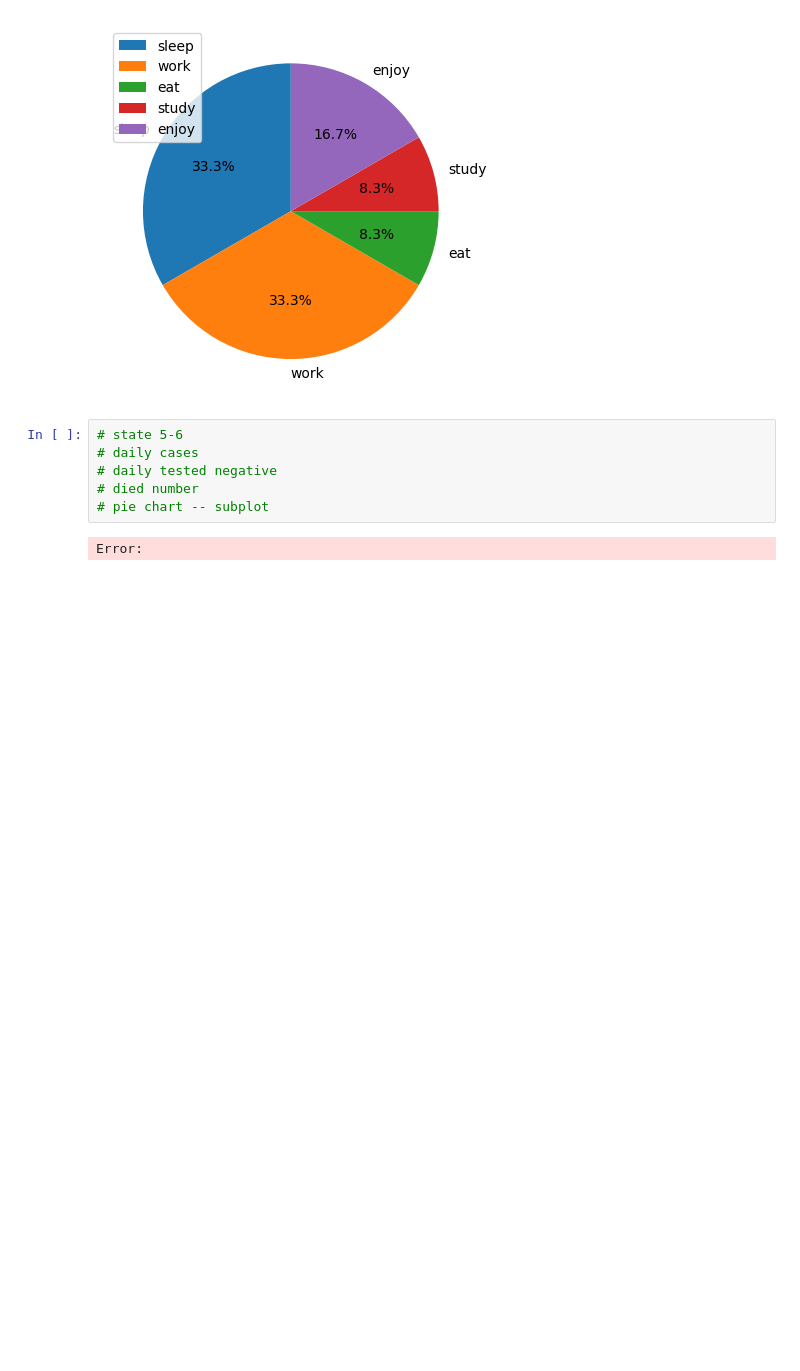
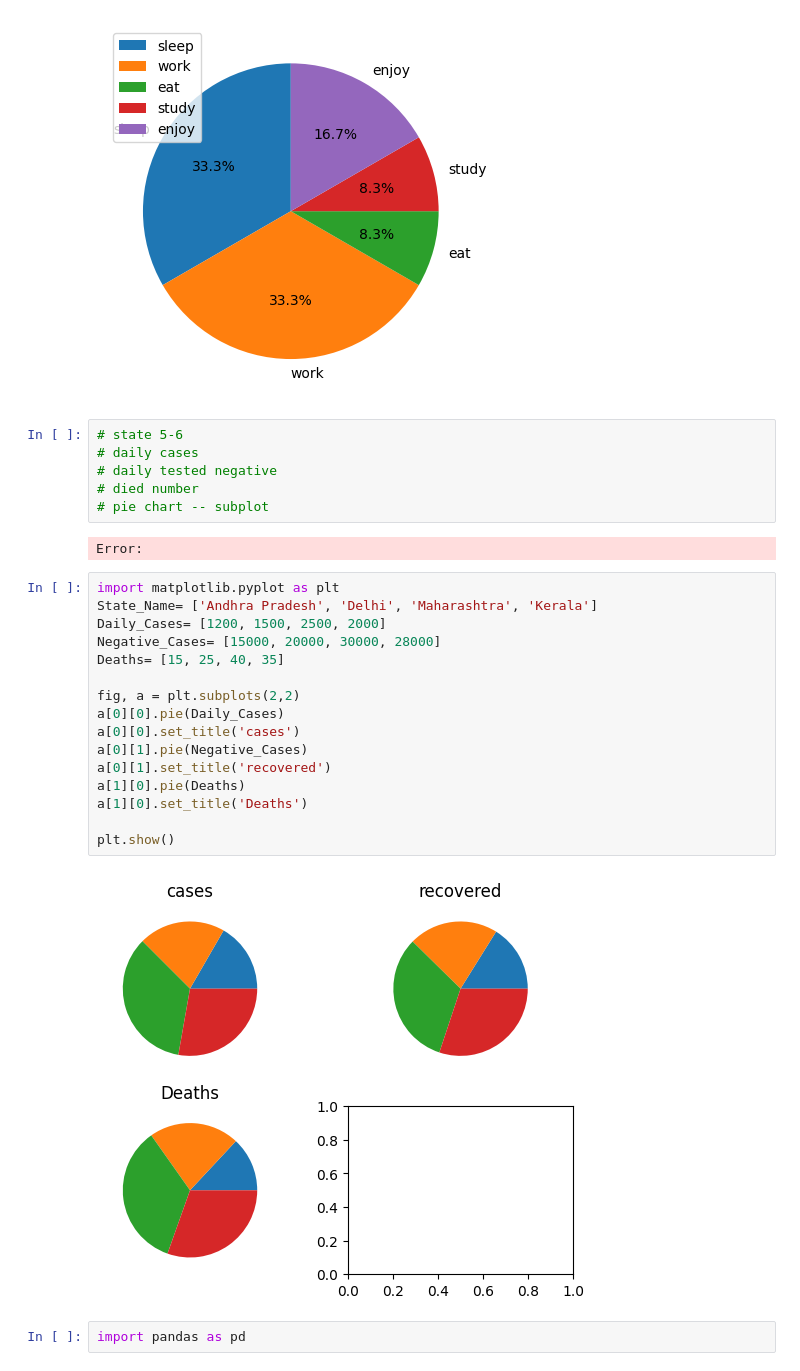
Before and after one commit to prathamesh-k-01/Training_Morningstar, a Jupyter notebook: Day7/start.ipynb, the cells around one changed output. Drawn from its saved outputs; the diff is of its cells as text; blank space fills up the shorter version.

```diff
--- a/Day7/start.ipynb
+++ b/Day7/start.ipynb
@@ -114,3 +114,23 @@ plt.show()
 # pie chart -- subplot
 # %% [output]
 Error:
+# %%
+import matplotlib.pyplot as plt
+State_Name= ['Andhra Pradesh', 'Delhi', 'Maharashtra', 'Kerala']
+Daily_Cases= [1200, 1500, 2500, 2000]
+Negative_Cases= [15000, 20000, 30000, 28000]
+Deaths= [15, 25, 40, 35]
+
+fig, a = plt.subplots(2,2)
+a[0][0].pie(Daily_Cases)
+a[0][0].set_title('cases')
+a[0][1].pie(Negative_Cases)
+a[0][1].set_title('recovered')
+a[1][0].pie(Deaths)
+a[1][0].set_title('Deaths')
+
+plt.show()
+# %% [output]
+[figure, added]
+# %%
+import pandas as pd
```
Also changed, not shown: parts of 1 cell of this notebook, 6 other files.
